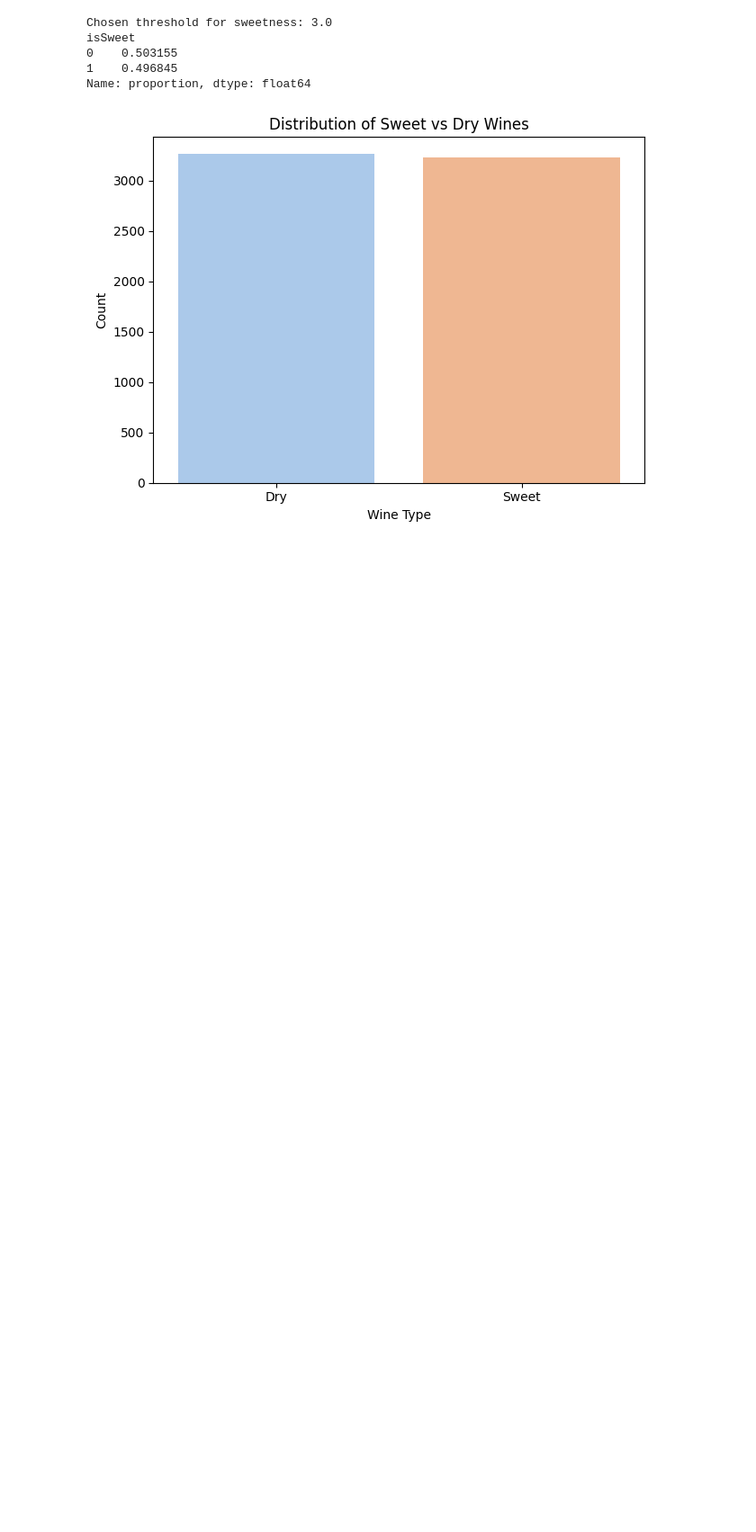
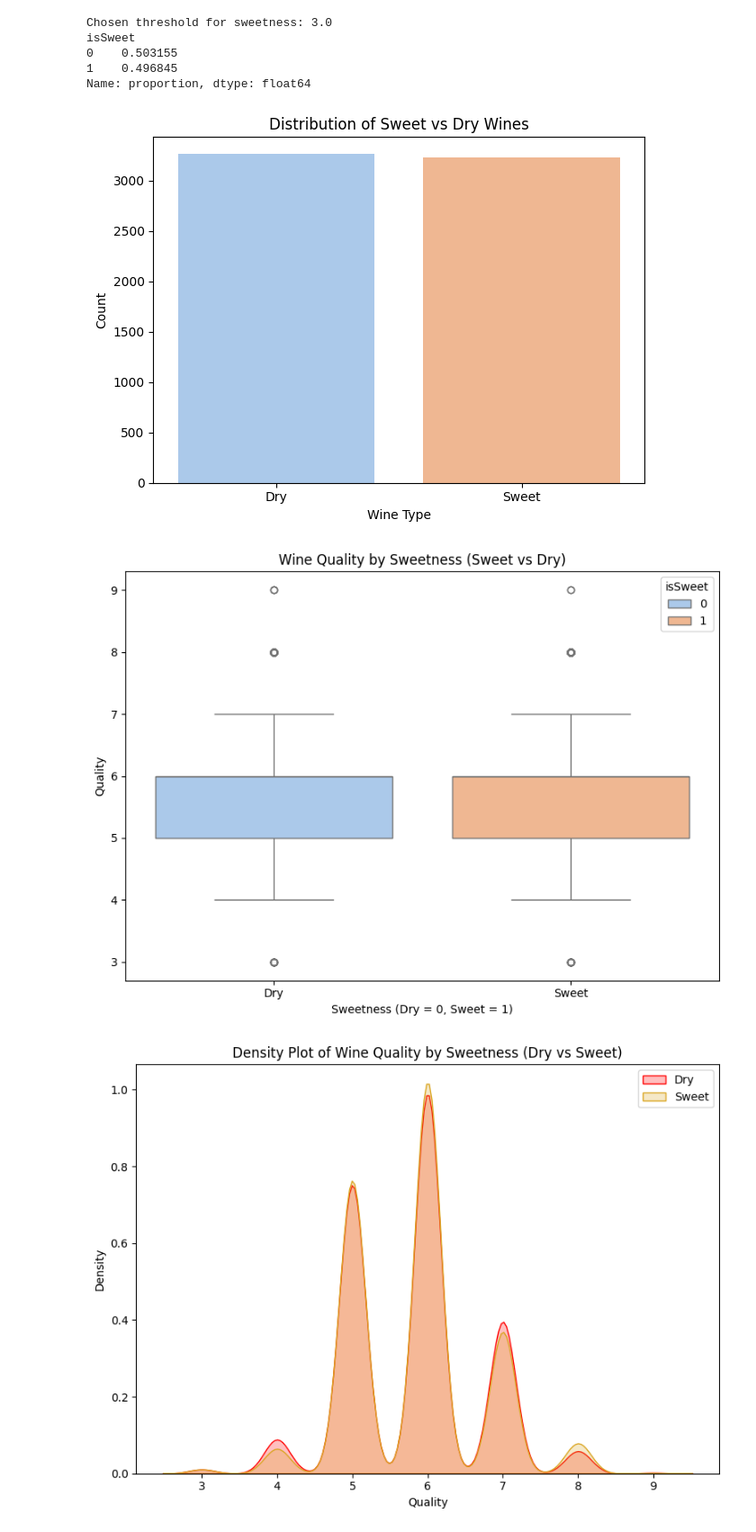
Before and after one commit to SamraatJain9/CSC2034_Project_Data, a Jupyter notebook: main.ipynb, the cells around one changed output. Shown at 90% size. Drawn from its saved outputs; the diff is of its cells as text; code cells hidden in the pictures; blank space fills up the shorter version.

Commit message:
Task 1, all parts

```diff
--- a/main.ipynb
+++ b/main.ipynb
@@ -413,3 +413,41 @@ isSweet
 1    0.496845
 Name: proportion, dtype: float64
 [figure]
+# %%
+# Task 1, Part E - Using the threshold from (1.D), repeat the distribution analysis of quality vs isSweet. Are sweet wines perceived as lower or higher quality than dry wines?
+
+# Quaity Distribution by isSweet (Sweet vs Dry), Box Plot
+plt.figure(figsize=(8, 6))
+
+# Boxplot or Violin plot
+seaborn.boxplot(data=combined_wine, x='isSweet', y='quality', hue='isSweet', palette='pastel')
+plt.title("Wine Quality by Sweetness (Sweet vs Dry)")
+plt.xlabel("Sweetness (Dry = 0, Sweet = 1)")
+plt.ylabel("Quality")
+plt.xticks([0, 1], ['Dry', 'Sweet'])
+plt.tight_layout()
+plt.show()
+
+# Density plot for quality by sweetness (Dry vs Sweet), Density Plot, for another way of Visualizing it
+plt.figure(figsize=(8, 6))
+seaborn.kdeplot(data=combined_wine[combined_wine['isSweet'] == 0], x='quality', label='Dry', fill=True, color='red')
+seaborn.kdeplot(data=combined_wine[combined_wine['isSweet'] == 1], x='quality', label='Sweet', fill=True, color='goldenrod')
+plt.title("Density Plot of Wine Quality by Sweetness (Dry vs Sweet)")
+plt.xlabel("Quality")
+plt.ylabel("Density")
+plt.legend()
+plt.tight_layout()
+plt.show()
+
+# Mean and median quality comparison
+mean_quality_by_sweetness = combined_wine.groupby('isSweet')['quality'].mean()
+median_quality_by_sweetness = combined_wine.groupby('isSweet')['quality'].median()
+
+print("Average Quality by Sweetness (Dry = 0, Sweet = 1):")
+print(mean_quality_by_sweetness)
+
+print("\nMedian Quality by Sweetness (Dry = 0, Sweet = 1):")
+print(median_quality_by_sweetness)
+# %% [output]
+[figure, added]
+[figure, added]
```
Also changed, not shown: parts of 2 cells of this notebook.
